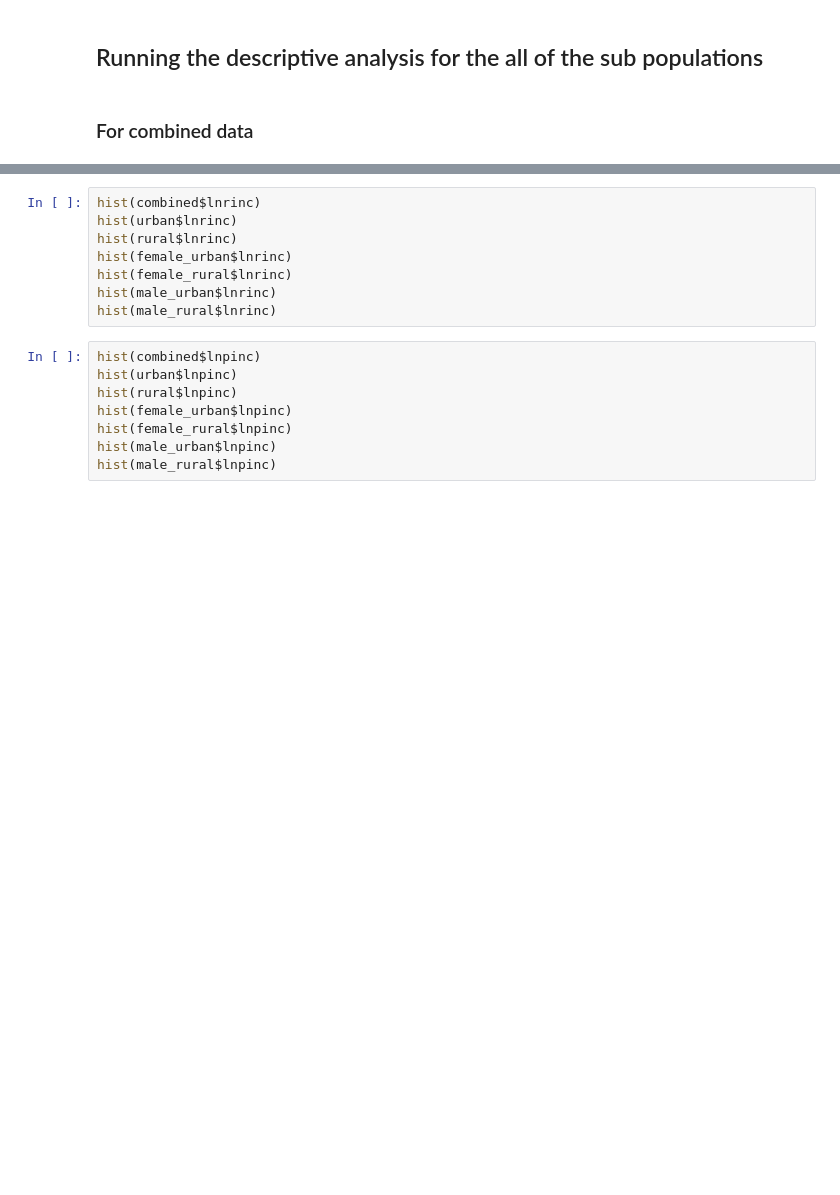
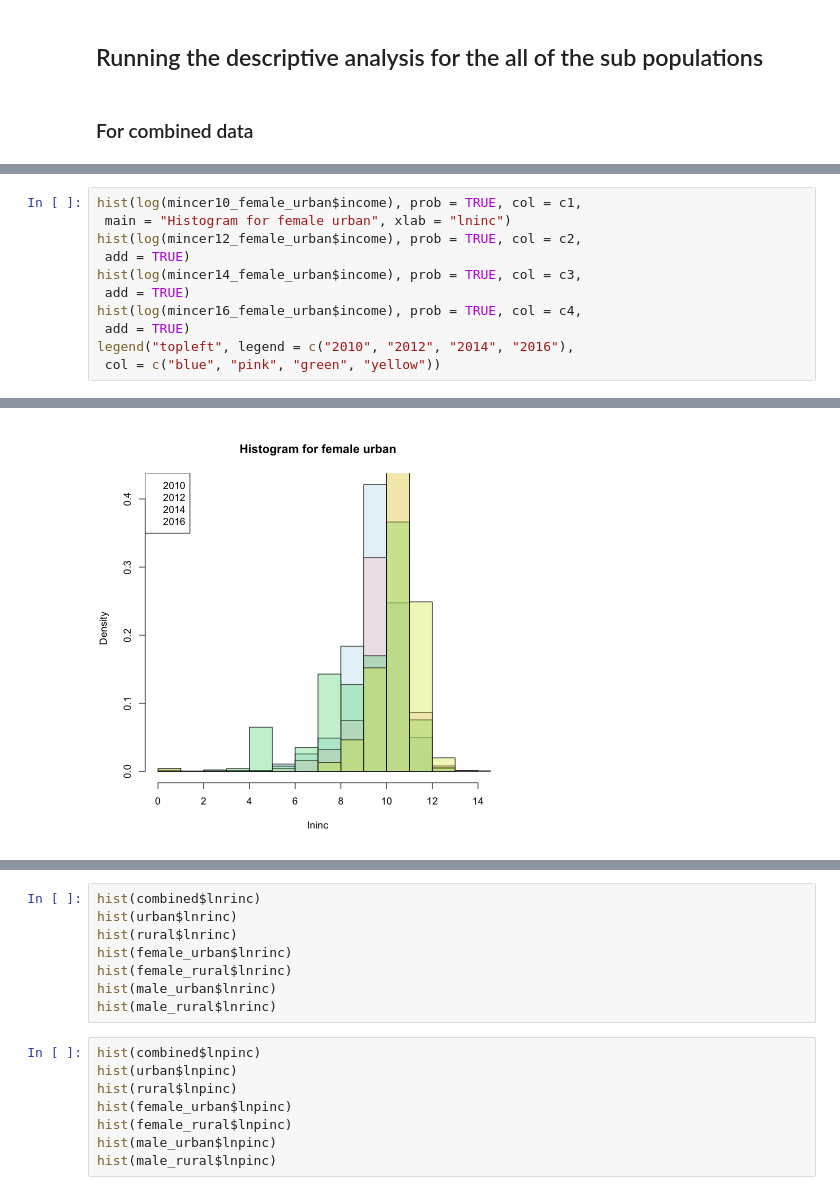
Before and after one commit to dwrh/China-Education-Wages, a Jupyter notebook: China-Education-Wage-Regression.ipynb, the cells around one changed output, grey strips where cells are left out. Drawn from its saved outputs; the diff is of its cells as text; blank space fills up the shorter version.

```diff
--- a/China-Education-Wage-Regression.ipynb
+++ b/China-Education-Wage-Regression.ipynb
@@ -369,0 +429,12 @@ sprintf("Female: %f, %f, %f, %f", Gini(fem_10$income),
+# %%
+hist(log(mincer10_female_urban$income), prob = TRUE, col = c1,
+ main = "Histogram for female urban", xlab = "lninc")
+hist(log(mincer12_female_urban$income), prob = TRUE, col = c2,
+ add = TRUE)
+hist(log(mincer14_female_urban$income), prob = TRUE, col = c3,
+ add = TRUE)
+hist(log(mincer16_female_urban$income), prob = TRUE, col = c4,
+ add = TRUE)
+legend("topleft", legend = c("2010", "2012", "2014", "2016"),
+ col = c("blue", "pink", "green", "yellow"))
+# %% [output]
@@ -369,0 +443 @@ sprintf("Female: %f, %f, %f, %f", Gini(fem_10$income),
+[figure, added]
```
Also changed, not shown: parts of 13 cells of this notebook.
